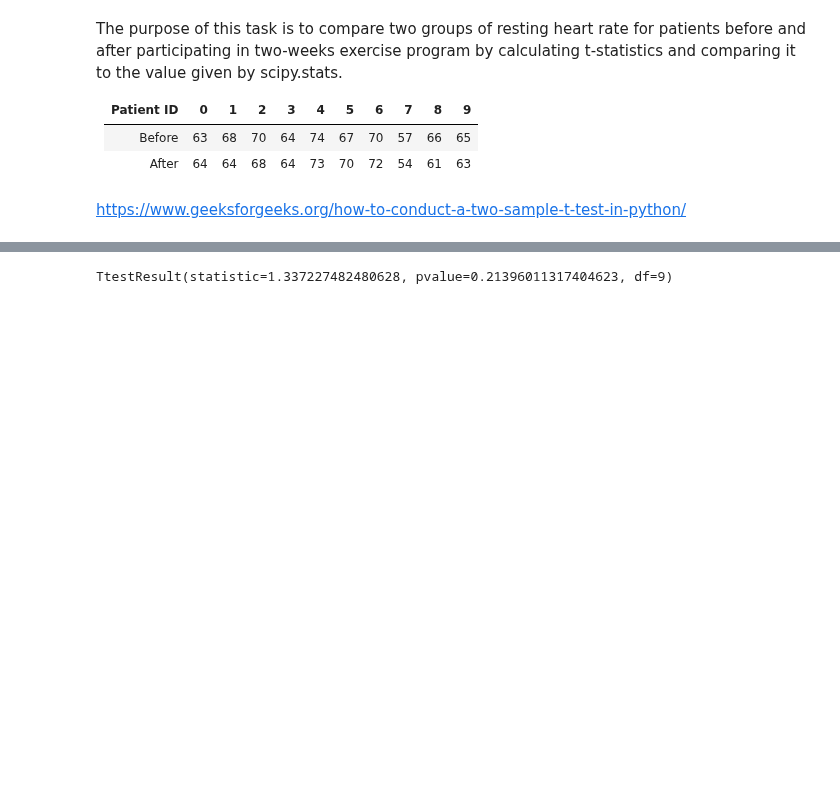
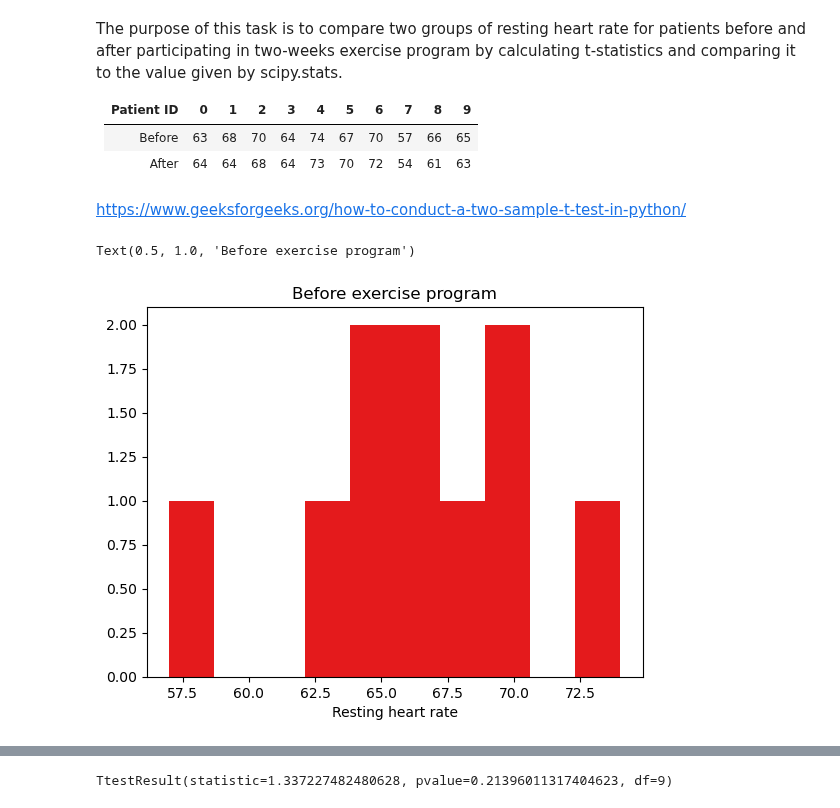
Before and after one commit to Tanja888/applied_statistics, a Jupyter notebook: tasks.ipynb, the cells around one changed output, grey strips where cells are left out. Cells and saved outputs as stored; diff of their text form; code cells hidden in the pictures; blank space fills up the shorter version.

Commit message:
Task 3 - t-test plots

```diff
--- a/tasks.ipynb
+++ b/tasks.ipynb
@@ -337,3 +337,15 @@ https://www.geeksforgeeks.org/how-to-conduct-a-two-sample-t-test-in-python/
 # Creating two arrays with patients resting heart rate before and after the exercise
 rate_before_exercise = ([63, 68, 70, 64, 74, 67, 70, 57, 66, 65])
 rate_after_exercise = ([64, 64, 68, 64, 73, 70, 72, 54, 61, 63])
+# %%
+# Plot a heart rate before exercise from the array values
+plt.hist(rate_before_exercise, color='#e41a1c')
+
+# Add a label to the x-axis
+plt.xlabel("Resting heart rate")
+
+# Add a title to the plot
+plt.title("Before exercise program")
+# %% [output]
+Text(0.5, 1.0, 'Before exercise program')
+[figure, added]
```
Also changed, not shown: parts of 13 cells of this notebook.
